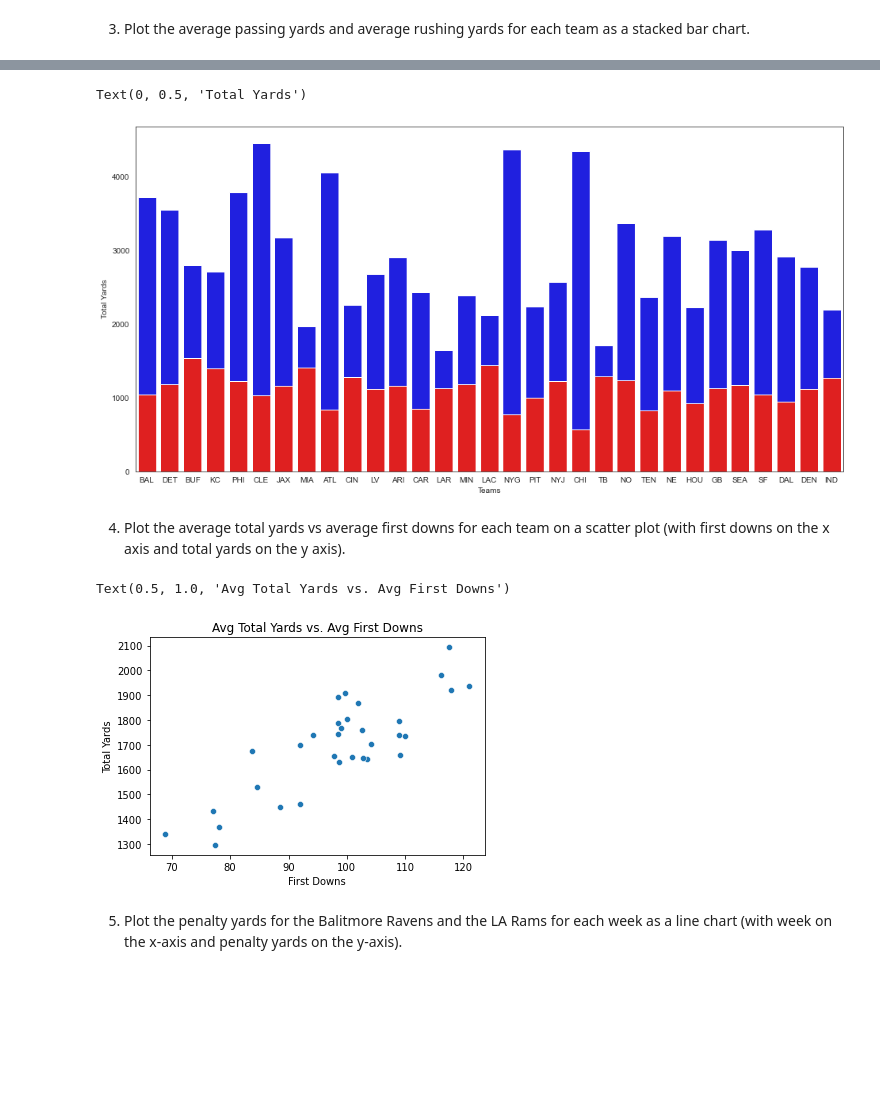
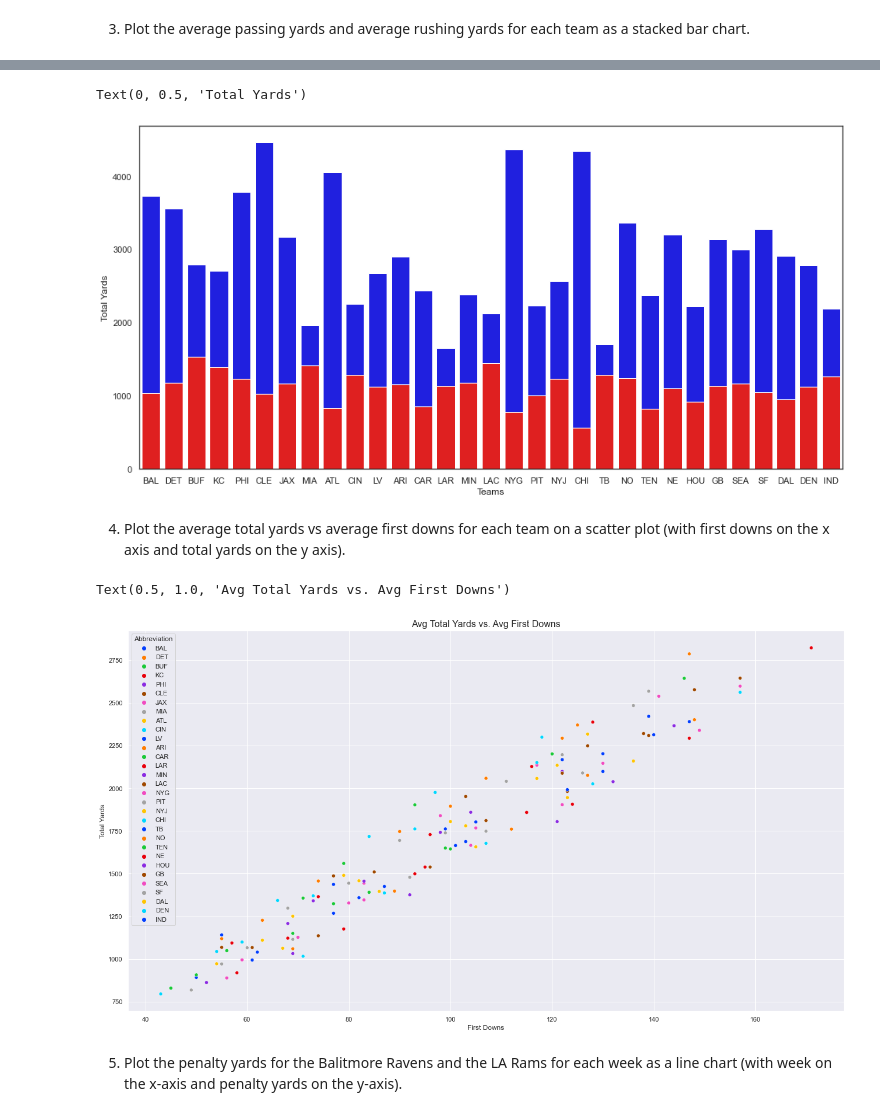
Before and after one commit to kayleeodom/CIS277-FA22-Lab6, a Jupyter notebook: Lab6.ipynb, the cells around one changed output, grey strips where cells are left out. Cells and saved outputs as stored; diff of their text form; code cells hidden in the pictures; blank space fills up the shorter version.

```diff
--- a/Lab6.ipynb
+++ b/Lab6.ipynb
@@ -74,15 +65,18 @@ for p in ax.patches:
 # %%
 #answer = df.groupby('team').points_scored.mean()
 
-#plt.figure(figsize=(24, 14))
-#sns.set_style('white')
-#sns.barplot(
-#    y= df.Abbreviation,
-#    x= df.points_scored,
-#    data=df.points_scored,
-#    ci=None
-#)
+plt.figure(figsize=(24, 14))
+sns.set_style('white')
+ax = sns.barplot(
+    y= df.Abbreviation,
+    x= df.points_scored,
+    data=df.points_scored,
+    ci=None
+)
 
-#plt.title("Avg Points Scored")
-#plt.xlabel("Points Scored")
-#plt.ylabel("Teams")
+for i in ax.containers:
+    ax.bar_label(i,)
+
+plt.title("Avg Points Scored", fontsize=16)
+plt.xlabel("Points Scored",fontsize=13)
+plt.ylabel("Teams",fontsize=13)
@@ -114,23 +111,27 @@ plt.xlabel('Teams')
 plt.ylabel('Total Yards')
 # %% [output]
 Text(0, 0.5, 'Total Yards')
-[figure, old version]
+[figure, new version]
 # %% [markdown]
 4. Plot the average total yards vs average first downs for each team on a scatter plot (with first downs on the x axis and total yards on the y axis).
 # %%
-avg_yar = df.groupby('team').total_yards.mean()
-avg_fd = df.groupby('team').first_downs.mean()
-
+#avg_yar = df.groupby('team').total_yards.mean()
+#avg_fd = df.groupby('team').first_downs.mean()
+plt.figure(figsize=(22,12))
+sns.set_style('darkgrid')
 sns.scatterplot(
-    x=avg_fd,
-    y=avg_yar,
+    x=df.first_downs,
+    y=df.total_yards,
+    data=df.Abbreviation,
+    hue=df.Abbreviation,
+    palette='bright'
 )
 plt.xlabel("First Downs")
 plt.ylabel("Total Yards")
-plt.title("Avg Total Yards vs. Avg First Downs")
+plt.title("Avg Total Yards vs. Avg First Downs",fontsize=16)
 # %% [output]
 Text(0.5, 1.0, 'Avg Total Yards vs. Avg First Downs')
-[figure, old version]
+[figure, new version]
 # %% [markdown]
 5. Plot the penalty yards for the Balitmore Ravens and the LA Rams for each week as a line chart (with week on the x-axis and penalty yards on the y-axis).
 # %%
```
Also changed, not shown: parts of 9 cells of this notebook.
